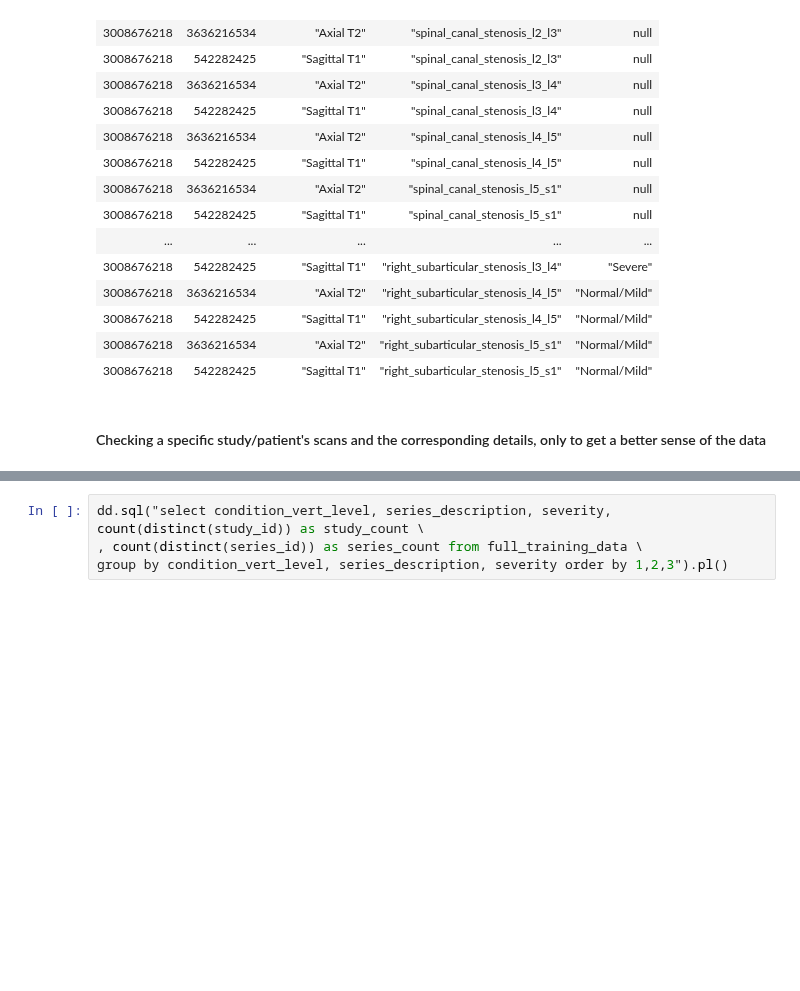
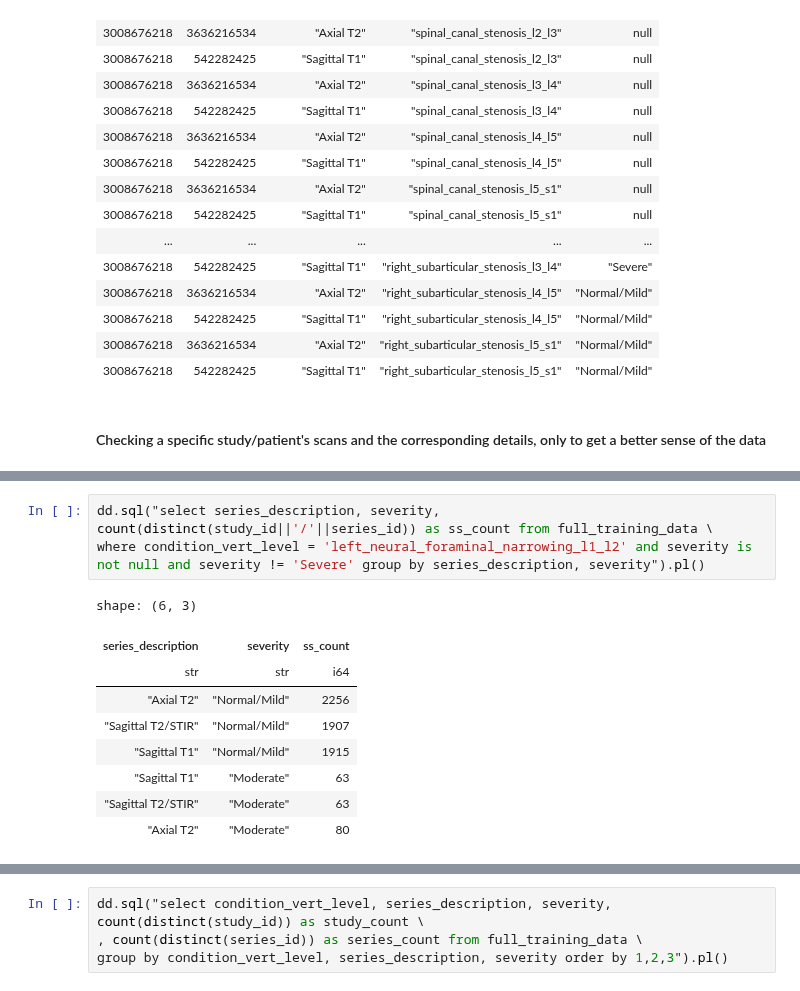
Before and after one commit to sumaniitm/RSNA-2024-Lumbar-Spine-Degenerative-Classification, a Jupyter notebook: primary-problem-study-rsna-2024.ipynb, the cells around one changed output, grey strips where cells are left out. Cells and saved outputs as stored; diff of their text form; blank space fills up the shorter version.

```diff
--- a/primary-problem-study-rsna-2024.ipynb
+++ b/primary-problem-study-rsna-2024.ipynb
@@ -142,0 +125,13 @@ condition_list = dd.sql("select distinct condition_vert_level from full_training
+# %%
+dd.sql("select series_description, severity, count(distinct(study_id||'/'||series_id)) as ss_count from full_training_data \
+where condition_vert_level = 'left_neural_foraminal_narrowing_l1_l2' and severity is not null and severity != 'Severe' group by series_description, severity").pl()
+# %% [output]
+shape: (6, 3)
+| series_description | severity | ss_count |
+| str | str | i64 |
+| "Axial T2" | "Normal/Mild" | 2256 |
+| "Sagittal T2/STIR" | "Normal/Mild" | 1907 |
+| "Sagittal T1" | "Normal/Mild" | 1915 |
+| "Sagittal T1" | "Moderate" | 63 |
+| "Sagittal T2/STIR" | "Moderate" | 63 |
+| "Axial T2" | "Moderate" | 80 |
```
Also changed, not shown: parts of 5 cells of this notebook.
